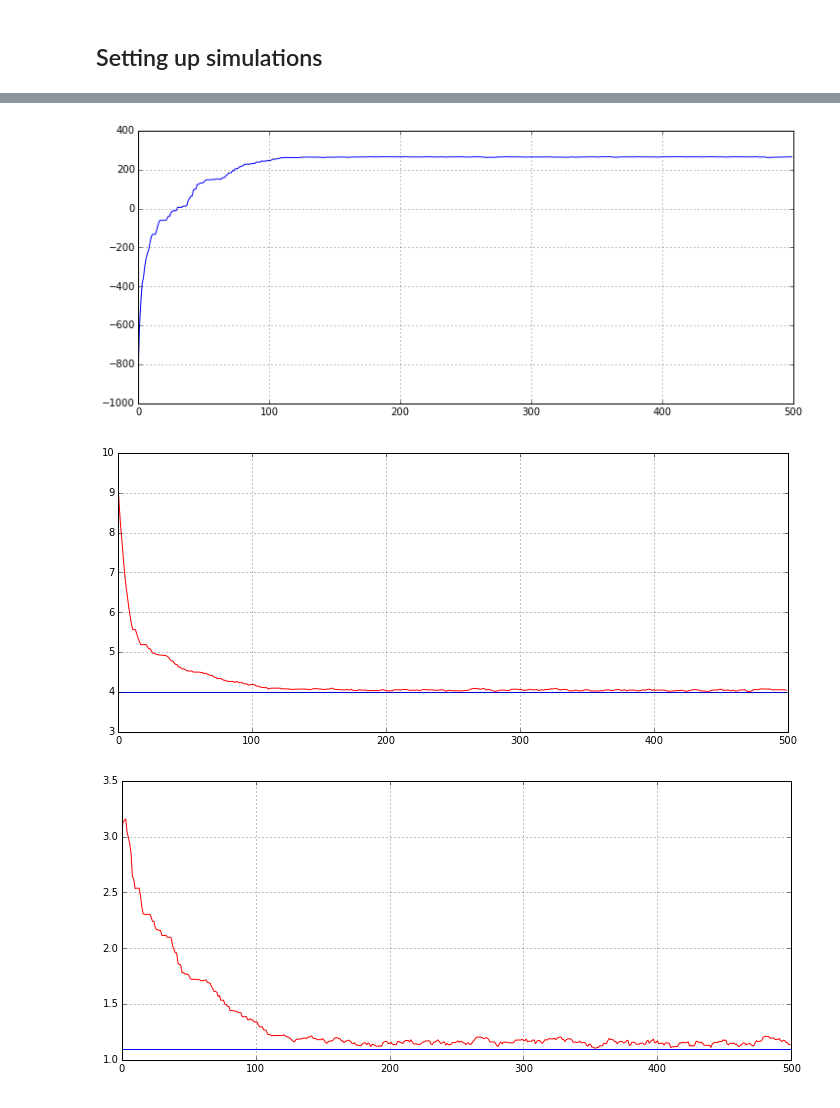
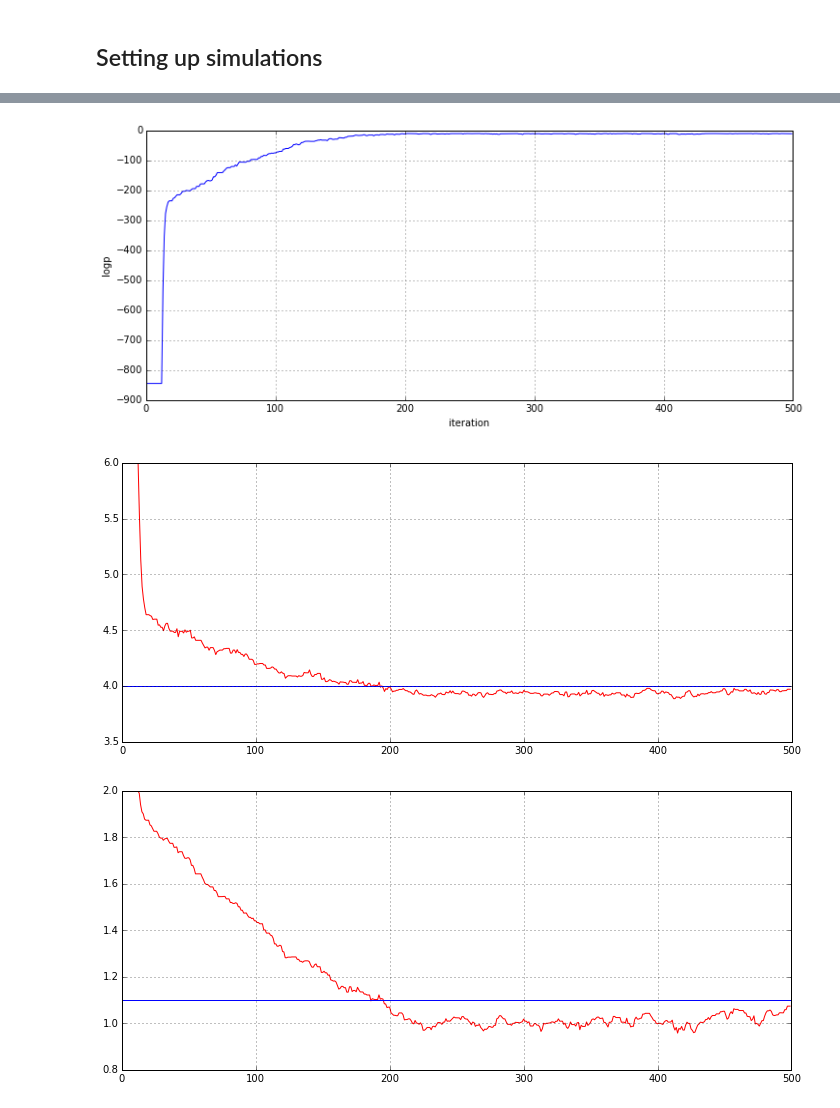
Before and after one commit to toni88x/rebound, a Jupyter notebook: python_examples/LangevinMCMC-2nd-logp-proposal.ipynb, the cells around one changed output, grey strips where cells are left out. Saved outputs shown, nothing was run; the diff lists cells and outputs as text; code cells hidden in the pictures.

```diff
--- a/python_examples/LangevinMCMC-2nd-logp-proposal.ipynb
+++ b/python_examples/LangevinMCMC-2nd-logp-proposal.ipynb
@@ -152,7 +152,6 @@ def simulation(cart):
         dv = ps[0].vx-data_rv[i]
         derri = 1./(2.*(data_err[i]**2))
         logps  += -dv**2*derri
-        logps  += -1./2.*np.log(2.*np.pi*(data_err[i]**2))
         for k in range(N_param):
             vari1 = varid1(k)
             logp_d[k] += -2.*ps[vari1].vx/delta * dv*derri
@@ -200,23 +199,22 @@ def mcmc(theta,N_steps):
             logp, gradient, hessian = simulation(theta)
             G     = softabs(hessian)
             Ginv  = np.linalg.inv(G)
-            #Ginvsqrt = np.linalg.cholesky(Ginv)
-            Ginvsqrt = np.linalg.inv(np.linalg.cholesky(G))
+            Ginvsqrt = np.linalg.cholesky(Ginv)
             mu    = theta + epsilon**2 * np.dot(Ginv, gradient)/2.
 
         thetastar = mu + epsilon * np.dot(Ginvsqrt, np.random.normal(0.,1.,N_param))
-        checked = check(thetastar)
-
 
         logpstar, gradientstar, hessianstar = simulation(thetastar)
         Gstar     = softabs(hessianstar)
         Ginvstar  = np.linalg.inv(Gstar)
-        #Ginvsqrtstar = np.linalg.cholesky(Ginvstar)
-        Ginvsqrtstar = np.linalg.inv(np.linalg.cholesky(Gstar))
+        Ginvsqrtstar = np.linalg.cholesky(Ginvstar)
         mustar = thetastar + epsilon**2 * np.dot(Ginvstar, gradientstar)/2.
 
-        q_ts_t = stats.multivariate_normal.logpdf(thetastar,mean=mu, cov=epsilon**2)#*Ginv)
-        q_t_ts = stats.multivariate_normal.logpdf(theta,mean=mustar, cov=epsilon**2)#*Ginvstar)
+        q_ts_t = stats.multivariate_normal.logpdf(thetastar,mean=mu, cov=epsilon**2*Ginv)
+        q_t_ts = stats.multivariate_normal.logpdf(theta,mean=mustar, cov=epsilon**2*Ginvstar)
+        #print mu
+        #print mustar
+        #print q_ts_t, q_t_ts
         #q_ts_t = 1.
         #q_t_ts = 1.
         try:
@@ -231,7 +229,7 @@ def mcmc(theta,N_steps):
                 accepted += 1
                 theta = thetastar
                 logp = logpstar
-                print logp
+                #print logp
                 gradient = gradientstar
                 hessian = hessianstar
                 G = Gstar
@@ -250,10 +248,10 @@ epsilon                  = 0.75
 alpha                    = .01
 theta_real               = [4.,1.1]
 generateObs(theta_real)
-errs, chain, debug       = mcmc([9.5,2.],N_steps)
+errs, chain, debug       = mcmc([6.,2.],N_steps)
 
 fig1 = plt.figure(figsize=(12,5))
-#plt.plot(range(N_steps), debug, color="g");
+plt.xlabel("iteration"); plt.ylabel("logp");
 plt.plot(range(N_steps), errs, color="b");
 plt.grid()
 for i in range(N_param):
@@ -282,6 +264,6 @@ Fails: 0. Acceptance rate: 69.8%
-[figure, old version]
+[figure, new version]
-[figure, old version]
+[figure, new version]
-[figure, old version]
+[figure, new version]
 # %%
 def widgetplot(ind):
     fig1 = plt.figure(figsize=(12,5))
```
Also changed, not shown: parts of 2 cells of this notebook.
